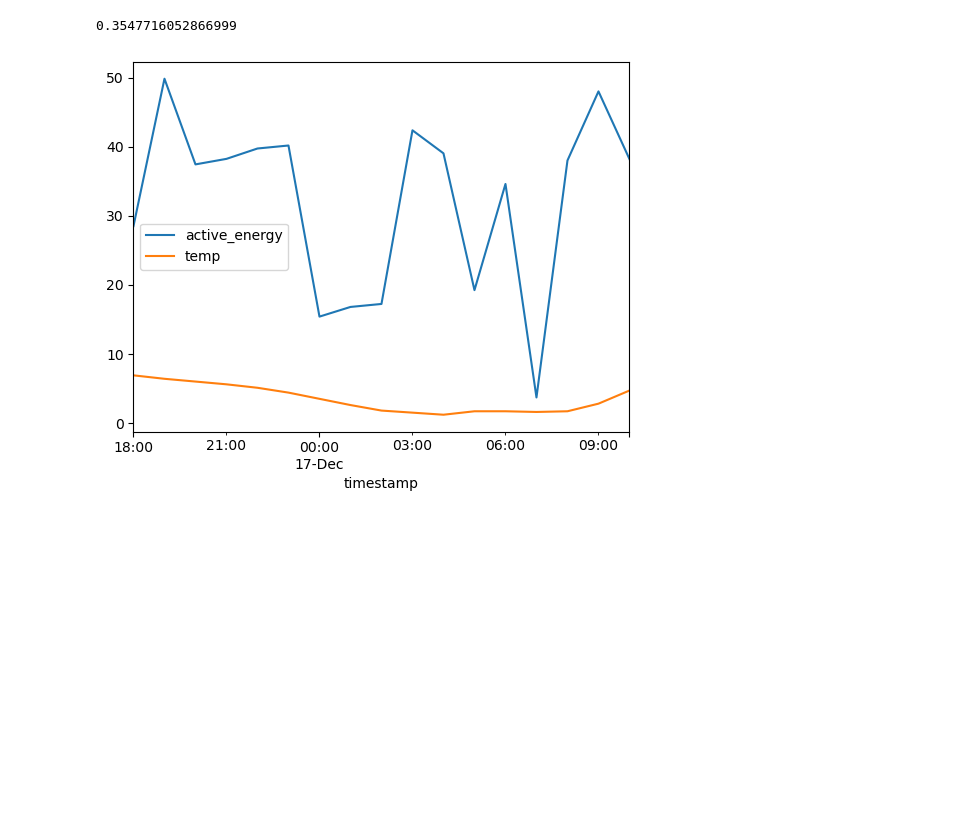
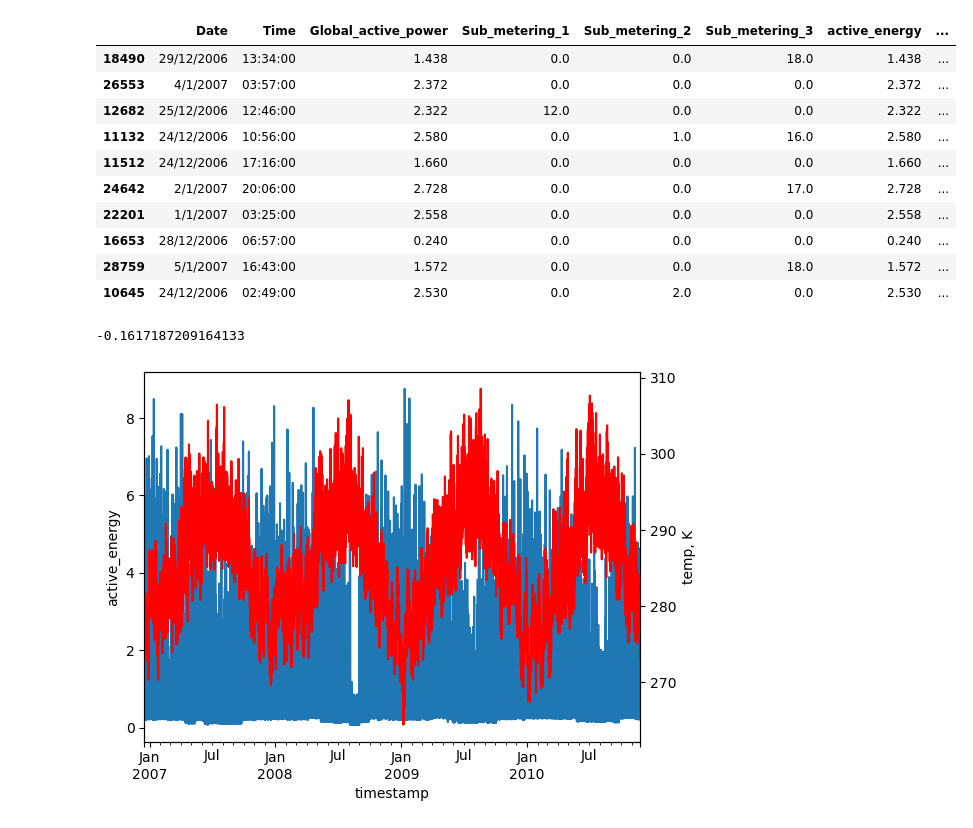
Before and after one commit to s126784/tmbd, a Jupyter notebook: Work01-G1-Analyzer.ipynb, the cells around one changed output. Drawn from its saved outputs; the diff is of its cells as text; code cells hidden in the pictures; blank space fills up the shorter version.

```diff
--- a/Work01-G1-Analyzer.ipynb
+++ b/Work01-G1-Analyzer.ipynb
@@ -1,51 +1,75 @@
 # %%
 #CSV #1 household_power_consumption.csv
 #Date;Time;Global_active_power;Global_reactive_power;Voltage;Global_intensity;Sub_metering_1;Sub_metering_2;Sub_metering_3
 #16/12/2006;17:24:00;4.216;0.418;234.840;18.400;0.000;1.000;17.000
 
 #CSV #2 sceaux_hourly_temperatures.csv
 #time;temp;dwpt;rhum;prcp;snow;wdir;wspd;wpgt;pres;tsun;coco
 #2006-12-16 00:00:00;6.0;3.0;81.0;;;210.0;14.8;;1023.9;;
 
 import pandas as pd
+import math as math
 
 # Load the data
 power = pd.read_csv('household_power_consumption.csv', delimiter=';', low_memory=False)
 temp = pd.read_csv('sceaux_hourly_temperatures.csv', delimiter=';', low_memory=False)
 
-# Limit data to first 1000 rows
-power = power.head(1000)
-temp = temp.head(1000)
+# Limit data to first 100 rows
+power = power.head(30000)
+temp = temp.head(30000)
 
 # leave only date, time, global_active_power and sub_metering_* columns
 power = power[['Date', 'Time', 'Global_active_power', 'Sub_metering_1', 'Sub_metering_2', 'Sub_metering_3']]
 
 # parse numeric columns
 power['Global_active_power'] = pd.to_numeric(power['Global_active_power'], errors='coerce')
 power['Sub_metering_1'] = pd.to_numeric(power['Sub_metering_1'], errors='coerce')
 power['Sub_metering_2'] = pd.to_numeric(power['Sub_metering_2'], errors='coerce')
 power['Sub_metering_3'] = pd.to_numeric(power['Sub_metering_3'], errors='coerce')
 
-# Convert the date and time columns to datetime
-power['timestamp'] = pd.to_datetime(power['Date'] + ' ' + power['Time'], format='%d/%m/%Y %H:%M:%S')
-temp['timestamp'] = pd.to_datetime(temp['time'], format='%Y-%m-%d %H:%M:%S')
+# group data by hour and calculate the sum of active power and sub_metering_* columns
 
-power
-# temp['time'] = pd.to_datetime(temp['time'])
 
 # calculate 1.(global_active_power*1000/60 - sub_metering_1 - sub_metering_2 - sub_metering_3) represents the active energy consumed every minute (in watt hour) in the household by electrical equipment not measured in sub-meterings 1, 2 and 3.
-power['active_energy'] = (power['Global_active_power']*1000/60 - power['Sub_metering_1'] - power['Sub_metering_2'] - power['Sub_metering_3'])
-
-# merge the two dataframes by timestamp
-data = pd.merge(power, temp, on='timestamp', how='inner')
-data
-
-# ploe timeseries with active_energy and temp columns
-import matplotlib.pyplot as plt
-data.plot(x='timestamp', y=['active_energy', 'temp'])
-
-# find correlation between active_energy and temp
-data['active_energy'].corr(data['temp'])
+power['active_energy'] = power['Global_active_power']
+power['hour_float'] = power['Time'].apply(lambda x: float(x.split(':')[0])) + power['Date'].apply(lambda x: float(x.split('/')[0]))/60 * 6.28 / 24
+power['hour_float_cos'] = power['hour_float'].apply(lambda x: math.cos(x))
+# get 10 random rows
+power.sample(10)
 # %% [output]
-0.3547716052866999
-[figure, removed]
+|  | Date | Time | Global_active_power | Sub_metering_1 | Sub_metering_2 | Sub_metering_3 | active_energy | ... |
+| 18490 | 29/12/2006 | 13:34:00 | 1.438 | 0.0 | 0.0 | 18.0 | 1.438 | ... |
+| 26553 | 4/1/2007 | 03:57:00 | 2.372 | 0.0 | 0.0 | 0.0 | 2.372 | ... |
+| 12682 | 25/12/2006 | 12:46:00 | 2.322 | 12.0 | 0.0 | 0.0 | 2.322 | ... |
+| 11132 | 24/12/2006 | 10:56:00 | 2.580 | 0.0 | 1.0 | 16.0 | 2.580 | ... |
+| 11512 | 24/12/2006 | 17:16:00 | 1.660 | 0.0 | 0.0 | 0.0 | 1.660 | ... |
+| 24642 | 2/1/2007 | 20:06:00 | 2.728 | 0.0 | 0.0 | 17.0 | 2.728 | ... |
+| 22201 | 1/1/2007 | 03:25:00 | 2.558 | 0.0 | 0.0 | 0.0 | 2.558 | ... |
+| 16653 | 28/12/2006 | 06:57:00 | 0.240 | 0.0 | 0.0 | 0.0 | 0.240 | ... |
+| 28759 | 5/1/2007 | 16:43:00 | 1.572 | 0.0 | 0.0 | 18.0 | 1.572 | ... |
+| 10645 | 24/12/2006 | 02:49:00 | 2.530 | 0.0 | 2.0 | 0.0 | 2.530 | ... |
+# %%
+
+# Convert the date and time columns to datetime
+power['timestamp'] = pd.to_datetime(power['Date'] + ' ' + power['Time'], format='%d/%m/%Y %H:%M:%S')
+temp['timestamp'] = pd.to_datetime(temp['time'], format='%Y-%m-%d %H:%M:%S')
+temp['kelvins'] = temp['temp'] + 273.15
+
+# merge the two dataframes by timestamp
+data = pd.merge(power, temp, on='timestamp', how='inner')
+data
+
+# plot timeseries with active_energy and temp columns (different axes)
+import matplotlib.pyplot as plt
+fig, ax1 = plt.subplots()
+data.plot(x='timestamp', y='active_energy', ax=ax1, legend=False)
+ax2 = ax1.twinx()
+data.plot(x='timestamp', y='kelvins', ax=ax2, color='r', legend=False)
+ax1.set_ylabel('active_energy')
+ax2.set_ylabel('temp, K')
+# plt.show()
+
+data['active_energy'].corr(data['kelvins'])
+# %% [output]
+-0.1617187209164133
+[figure, added]
```
